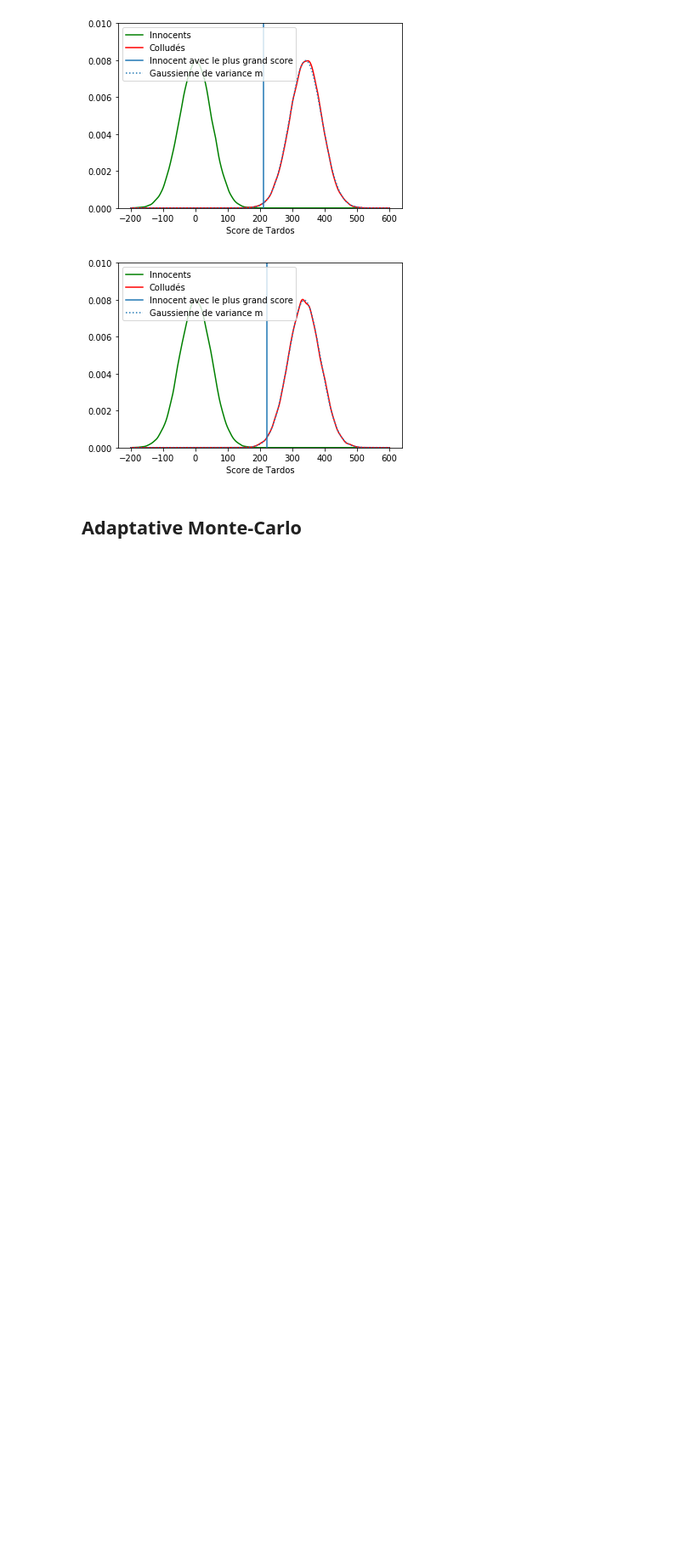
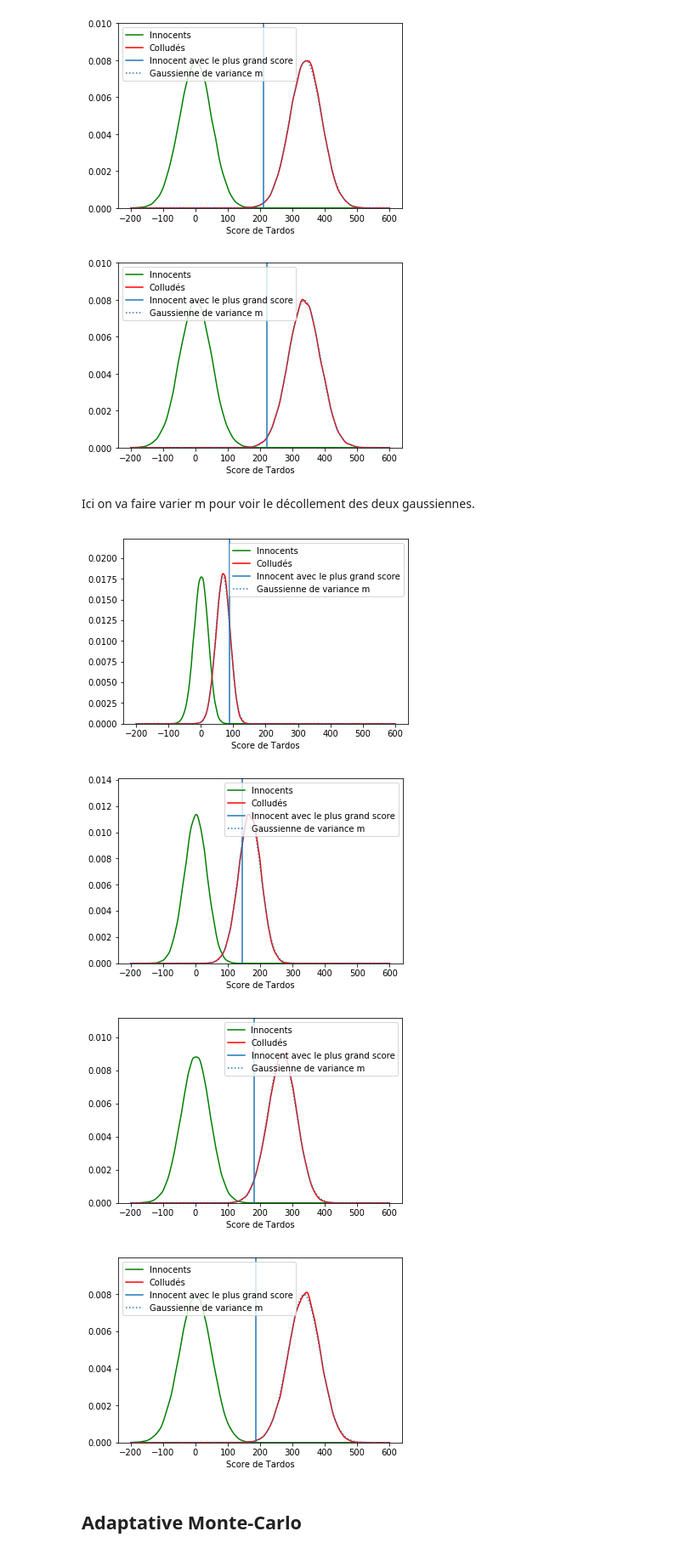
Before and after one commit to augustin9080/MAP512, a Jupyter notebook: MAP512_Laruelle_Freitas.ipynb, the cells around one changed output. Shown at 85% size. Cells and saved outputs as stored; diff of their text form; code cells hidden in the pictures; blank space fills up the shorter version.

```diff
--- a/MAP512_Laruelle_Freitas.ipynb
+++ b/MAP512_Laruelle_Freitas.ipynb
@@ -225,6 +260,19 @@ si,sc = calcul_scores_colludes(X,p,c,pile_ou_face)
 affichage_colludes(si,sc,"pile_ou_face")
 # %% [output]
 [figure]
+# %% [markdown]
+Ici on va faire varier m pour voir le décollement des deux gaussiennes.
+# %%
+for k in [500,1250,2000,2500]:
+    m = k
+    p,X = matrice_identifiants(n,m,t)
+    si,sc = calcul_scores_colludes(X,p,c,vote_majoritaire)
+    affichage_colludes(si,sc,"m_"+str(k))
+# %% [output]
+[figure, added]
+[figure, added]
+[figure, added]
+[figure, added]
 # %% [markdown]
 ## Adaptative Monte-Carlo
 # %%
```
Also changed, not shown: parts of 9 cells of this notebook, 15 other files.
